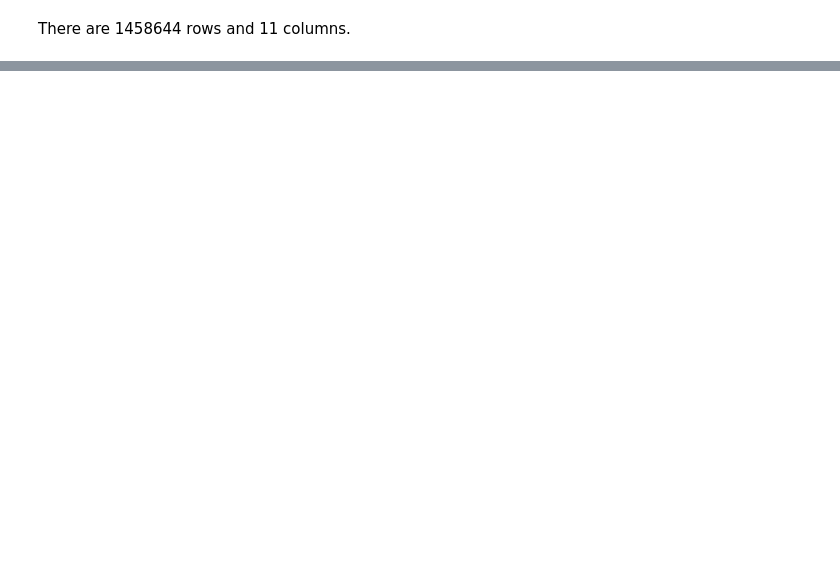
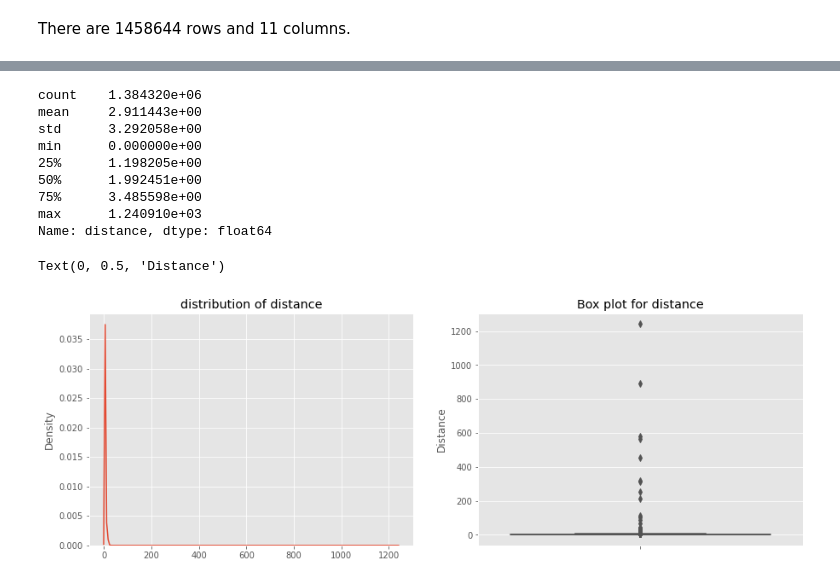
Before and after one commit to jainrasik/NYC-Taxi-Trip-Time-Prediction-Rasik-Jain, a Jupyter notebook: Team_Notebook_NYC_Taxi_Trip_Time_Prediction_Capstone_Project.ipynb, the cells around one changed output, grey strips where cells are left out. Drawn from its saved outputs; the diff is of its cells as text; code cells hidden in the pictures; blank space fills up the shorter version.

```diff
--- a/Team_Notebook_NYC_Taxi_Trip_Time_Prediction_Capstone_Project.ipynb
+++ b/Team_Notebook_NYC_Taxi_Trip_Time_Prediction_Capstone_Project.ipynb
@@ -1017,0 +255,10 @@ gb_grid.fit(X_train,y_train)
+# %%
+# creating a function to calculate distance based on haversine formula
+def Distance(lat1,lat2,lon1,lon2):
+    a=(lat1,lon1)
+    b=(lat2,lon2)
+    return haversine(a,b)
+# %%
+# Calculating haversine distance and dropping geographical coordinates.
+df['distance']=df.apply(lambda x:  Distance(x['pickup_latitude'],x['dropoff_latitude'],x['pickup_longitude'],x['dropoff_longitude']),axis=1)
+df.drop(['pickup_latitude','dropoff_latitude','pickup_longitude','dropoff_longitude'],axis=1,inplace=True)
@@ -1017,0 +274,21 @@ gb_grid.fit(X_train,y_train)
+# %%
+# checking the summary, dustribution and outlier for distance variable
+print(df.distance.describe())
+plt.figure(figsize=(15,5))
+plt.subplot(121)
+sns.kdeplot(df['distance'].values).set_title("distribution of distance");
+plt.subplot(122)
+sns.boxplot(data=df,y='distance').set_title("Box plot for distance")
+plt.ylabel("Distance")
+# %% [output]
+count    1.384320e+06
+mean     2.911443e+00
+std      3.292058e+00
+min      0.000000e+00
+25%      1.198205e+00
+50%      1.992451e+00
+75%      3.485598e+00
+max      1.240910e+03
+Name: distance, dtype: float64
+Text(0, 0.5, 'Distance')
+[figure, added]
```
Also changed, not shown: parts of 182 cells of this notebook.
